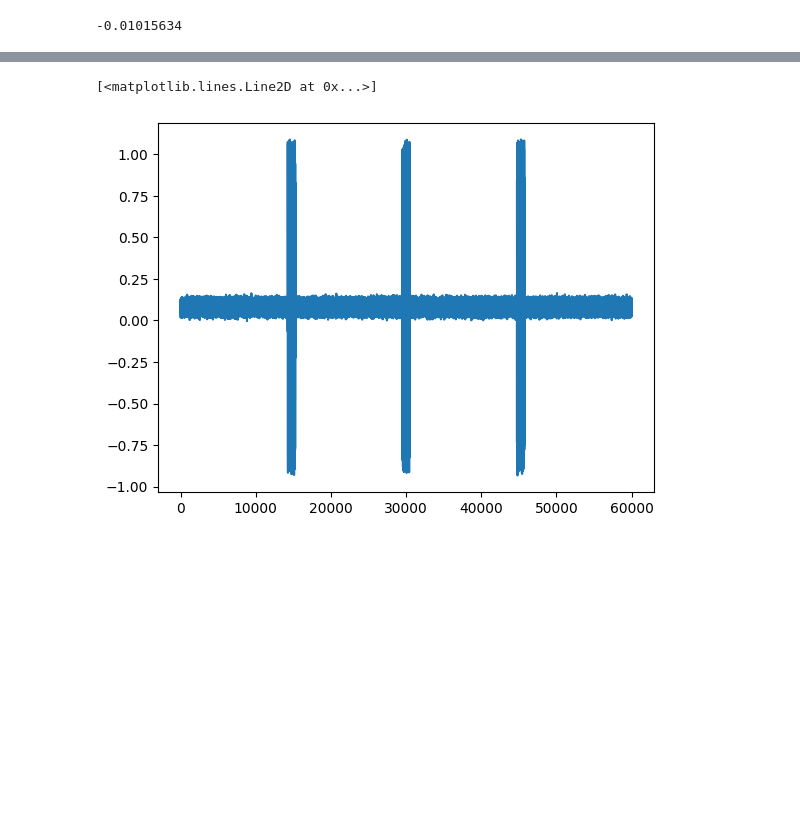
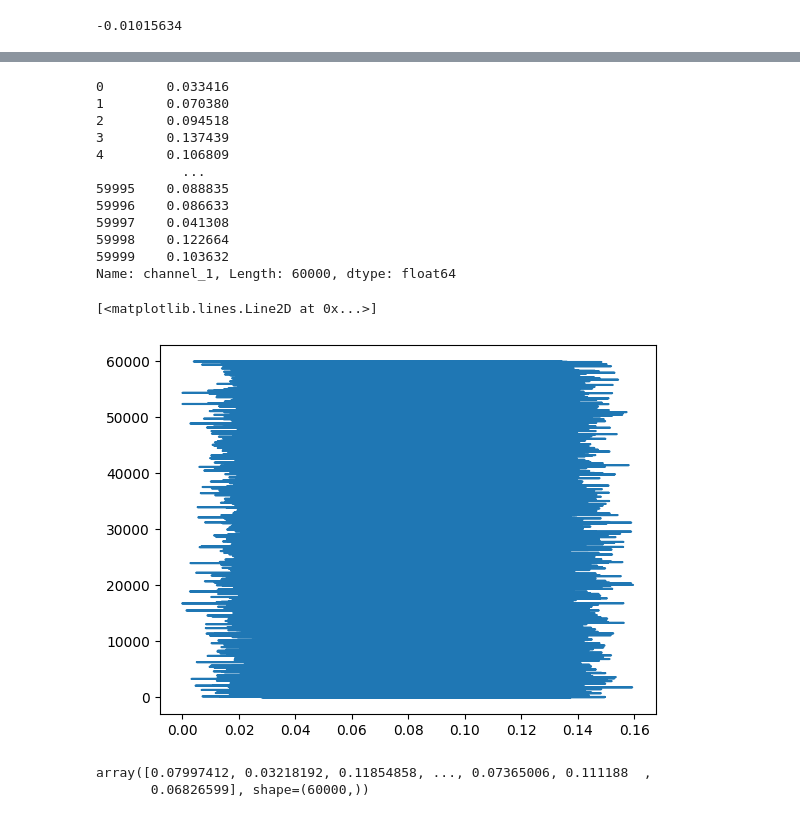
Before and after one commit to Raghav67816/NID-24, a Jupyter notebook: Signals Analysis.ipynb, the cells around one changed output, grey strips where cells are left out. Saved outputs shown, nothing was run; the diff lists cells and outputs as text; code cells hidden in the pictures; blank space fills up the shorter version.

```diff
--- a/Signals Analysis.ipynb
+++ b/Signals Analysis.ipynb
@@ -77,11 +78,29 @@ df
 60000 rows × 4 columns
 # %%
-# plot
-num_samples = len(df[df.columns[1]])
-x = np.linspace(0, num_samples, num_samples)
-y = np.array(df[df.columns[1]])
-
-plt.plot(x, y)
+df["channel_1"]
 # %% [output]
-[<matplotlib.lines.Line2D at 0x...>]
+0        0.033416
+1        0.070380
+2        0.094518
+3        0.137439
+4        0.106809
+           ...
+59995    0.088835
+59996    0.086633
+59997    0.041308
+59998    0.122664
+59999    0.103632
+Name: channel_1, Length: 60000, dtype: float64
-[figure, removed]
+# %%
+data = df["channel_1"]
+num_samples = len(data)
+x = np.linspace(0, num_samples, num_samples)
+plt.plot(data, x)
+# %% [output]
+[<matplotlib.lines.Line2D at 0x...>]
+[figure, added]
+# %%
+data
+# %% [output]
+array([0.07997412, 0.03218192, 0.11854858, ..., 0.07365006, 0.111188  ,
+       0.06826599], shape=(60000,))
```
Also changed, not shown: parts of 4 cells of this notebook, 15 other files.
